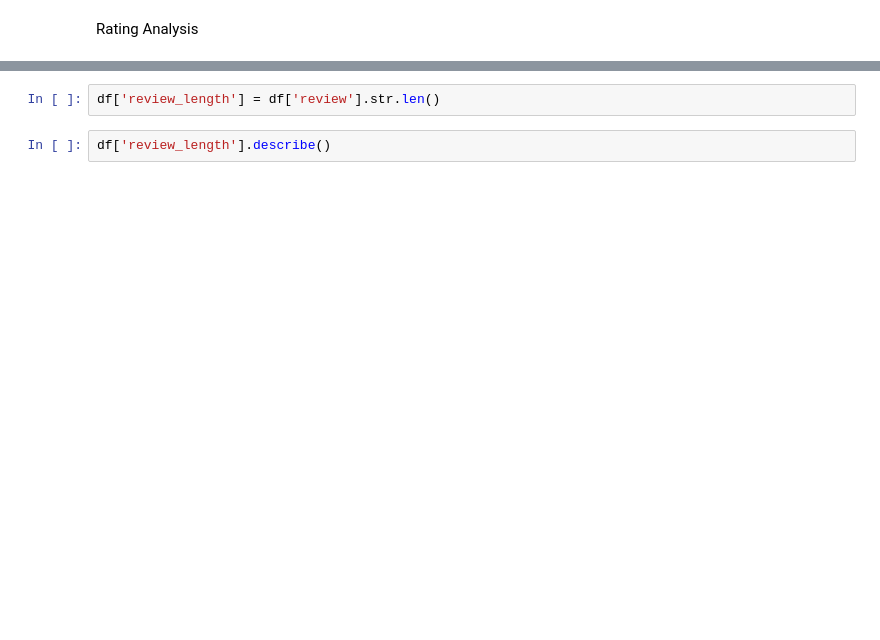
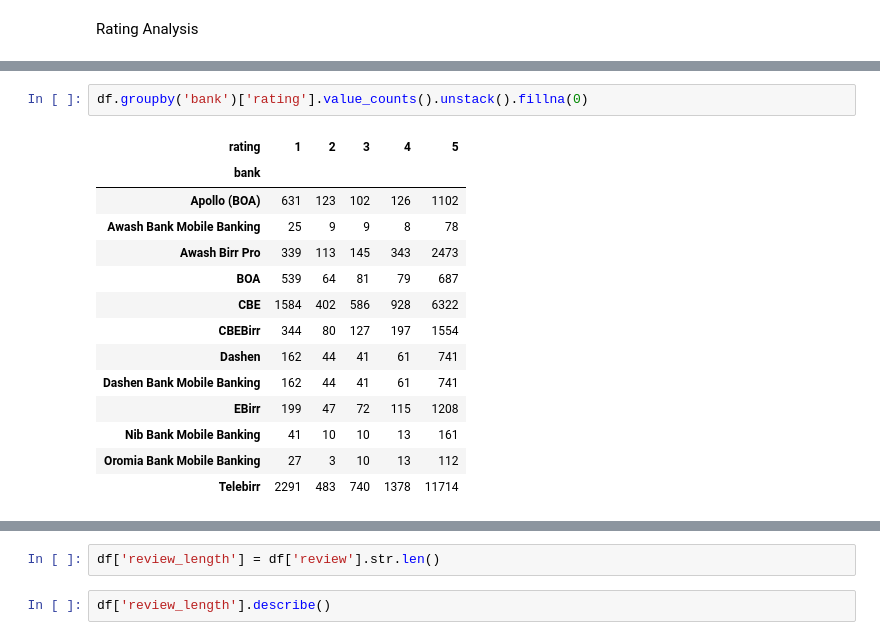
Before and after one commit to Dana-21-21/Data_Scraping_and-_EDA_Qiyas, a Jupyter notebook: Data_Scraping_and-_EDA_Qiyas.ipynb, the cells around one changed output, grey strips where cells are left out. Drawn from its saved outputs; the diff is of its cells as text; blank space fills up the shorter version.

```diff
--- a/Data_Scraping_and-_EDA_Qiyas.ipynb
+++ b/Data_Scraping_and-_EDA_Qiyas.ipynb
@@ -261,0 +289,17 @@ plt.show()
+# %%
+df.groupby('bank')['rating'].value_counts().unstack().fillna(0)
+# %% [output]
+| rating | 1 | 2 | 3 | 4 | 5 |
+| bank |  |  |  |  |  |
+| Apollo (BOA) | 631 | 123 | 102 | 126 | 1102 |
+| Awash Bank Mobile Banking | 25 | 9 | 9 | 8 | 78 |
+| Awash Birr Pro | 339 | 113 | 145 | 343 | 2473 |
+| BOA | 539 | 64 | 81 | 79 | 687 |
+| CBE | 1584 | 402 | 586 | 928 | 6322 |
+| CBEBirr | 344 | 80 | 127 | 197 | 1554 |
+| Dashen | 162 | 44 | 41 | 61 | 741 |
+| Dashen Bank Mobile Banking | 162 | 44 | 41 | 61 | 741 |
+| EBirr | 199 | 47 | 72 | 115 | 1208 |
+| Nib Bank Mobile Banking | 41 | 10 | 10 | 13 | 161 |
+| Oromia Bank Mobile Banking | 27 | 3 | 10 | 13 | 112 |
+| Telebirr | 2291 | 483 | 740 | 1378 | 11714 |
```
Also changed, not shown: parts of 17 cells of this notebook.
